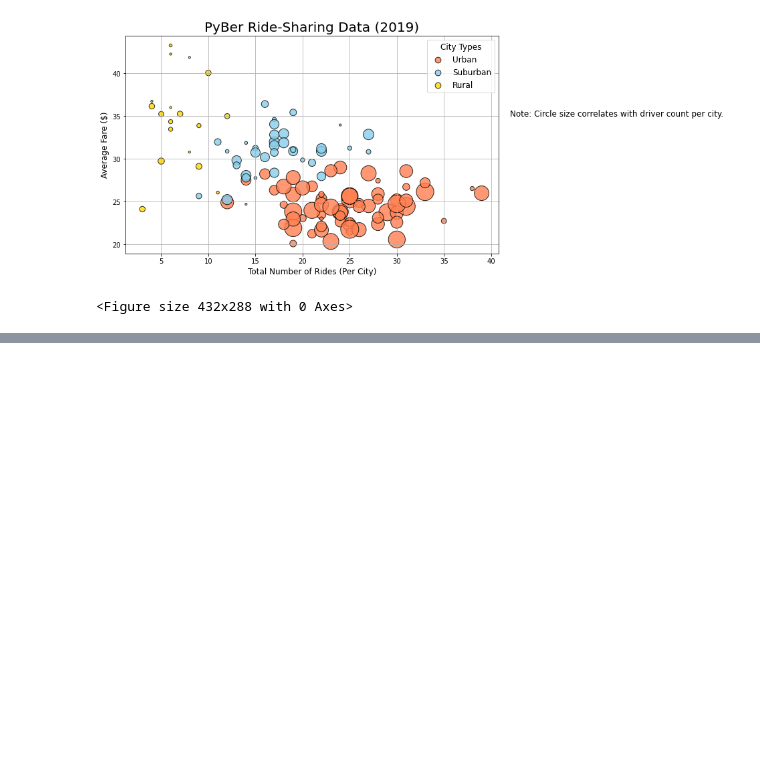
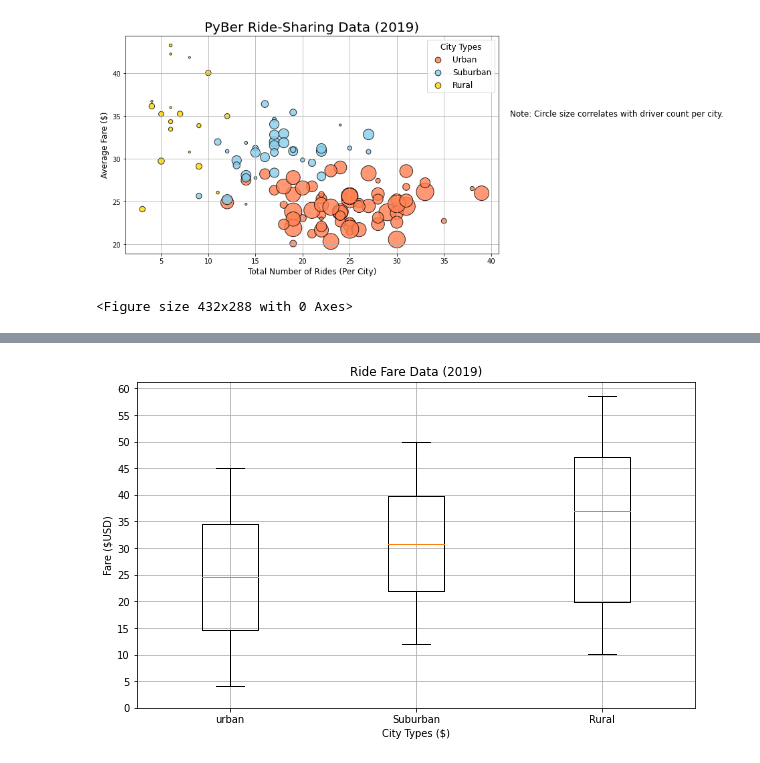
Before and after one commit to HoussamGhandour/PyBer_Analysis, a Jupyter notebook: PyBer.ipynb, the cells around one changed output, grey strips where cells are left out. Cells and saved outputs as stored; diff of their text form; code cells hidden in the pictures; blank space fills up the shorter version.

```diff
--- a/PyBer.ipynb
+++ b/PyBer.ipynb
@@ -167,0 +241,5 @@ plt.savefig("Fig1.png")
+# %%
+#Get Fare for urban, suburban, and rural cities
+urban_fares= urban_cities_df["fare"]
+suburban_fares= suburban_cities_df["fare"]
+rural_fares= rural_cities_df["fare"]
@@ -167,0 +341,16 @@ plt.savefig("Fig1.png")
+# %%
+#Create a box-and-whisker plots for the average fare
+x_labels = ["urban","Suburban","Rural"]
+ride_fare_data =[urban_fares,suburban_fares,rural_fares]
+fig, ax = plt.subplots(figsize=(10,6))
+ax.boxplot(ride_fare_data,labels=x_labels)
+ax.set_title("Ride Fare Data (2019)")
+ax.set_ylabel("Fare ($USD)")
+ax.set_xlabel("City Types ($)")
+ax.set_yticks(np.arange(0,61, step =5.0))
+ax.grid()
+#Save plot
+plt.savefig("Fig3.png")
+plt.show()
+# %% [output]
+[figure, added]
```
Also changed, not shown: parts of 15 cells of this notebook.
